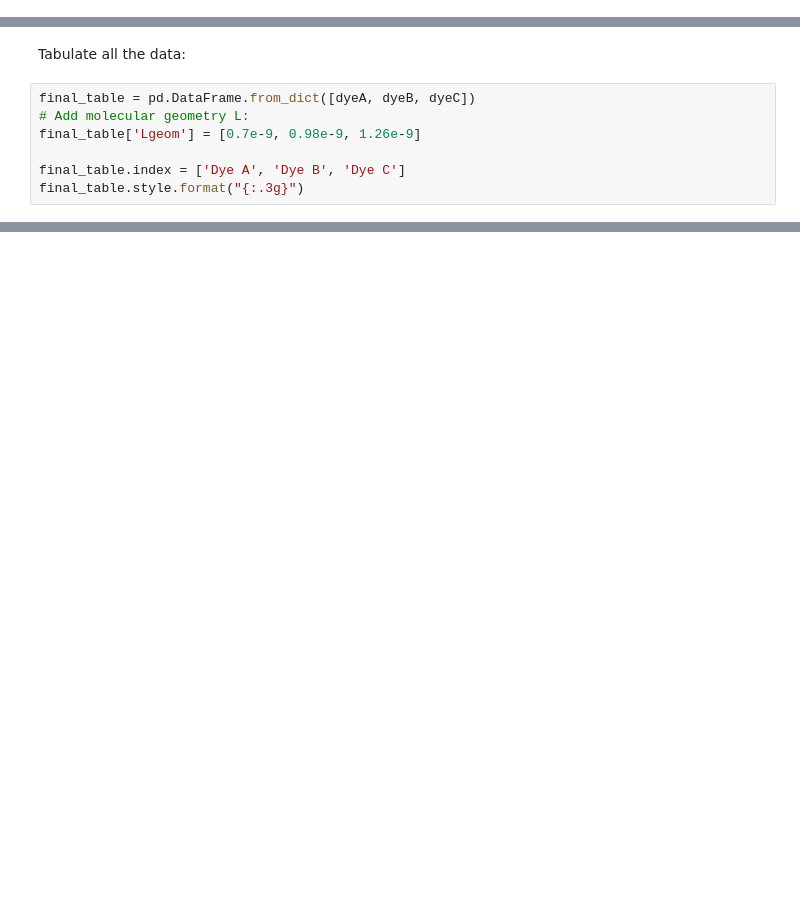
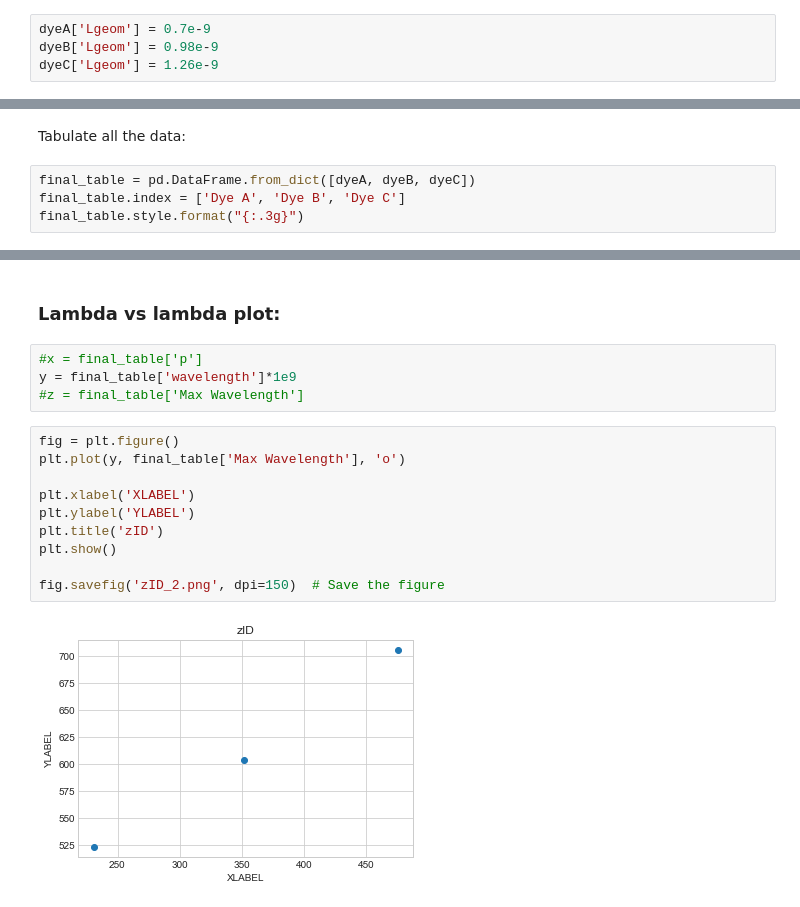
Before and after one commit to laperk01/CHEM2011, a Jupyter notebook: PiaB/Particle in a Box.ipynb, the cells around one changed output, grey strips where cells are left out. Saved outputs shown, nothing was run; the diff lists cells and outputs as text; blank space fills up the shorter version.

```diff
--- a/PiaB/Particle in a Box.ipynb
+++ b/PiaB/Particle in a Box.ipynb
@@ -206,3 +199,7 @@ for dye in dye_list:
 1.053726825594447  nm
 1.2840084918664523  nm
 1.5347119157032734  nm
+# %%
+dyeA['Lgeom'] = 0.7e-9
+dyeB['Lgeom'] = 0.98e-9
+dyeC['Lgeom'] = 1.26e-9
@@ -210,9 +230,6 @@ for dye in dye_list:
 Tabulate all the data:
 # %%
 final_table = pd.DataFrame.from_dict([dyeA, dyeB, dyeC])
-# Add molecular geometry L:
-final_table['Lgeom'] = [0.7e-9, 0.98e-9, 1.26e-9]
-
 final_table.index = ['Dye A', 'Dye B', 'Dye C']
 final_table.style.format("{:.3g}")
 # %% [output]
@@ -248,0 +240,18 @@ plt.show()
+# %% [markdown]
+### Lambda vs lambda plot:
+# %%
+#x = final_table['p']
+y = final_table['wavelength']*1e9
+#z = final_table['Max Wavelength']
+# %%
+fig = plt.figure()
+plt.plot(y, final_table['Max Wavelength'], 'o')
+
+plt.xlabel('XLABEL')
+plt.ylabel('YLABEL')
+plt.title('zID')
+plt.show()
+
+fig.savefig('zID_2.png', dpi=150)  # Save the figure
+# %% [output]
+[figure, added]
```
Also changed, not shown: parts of 8 cells of this notebook.
